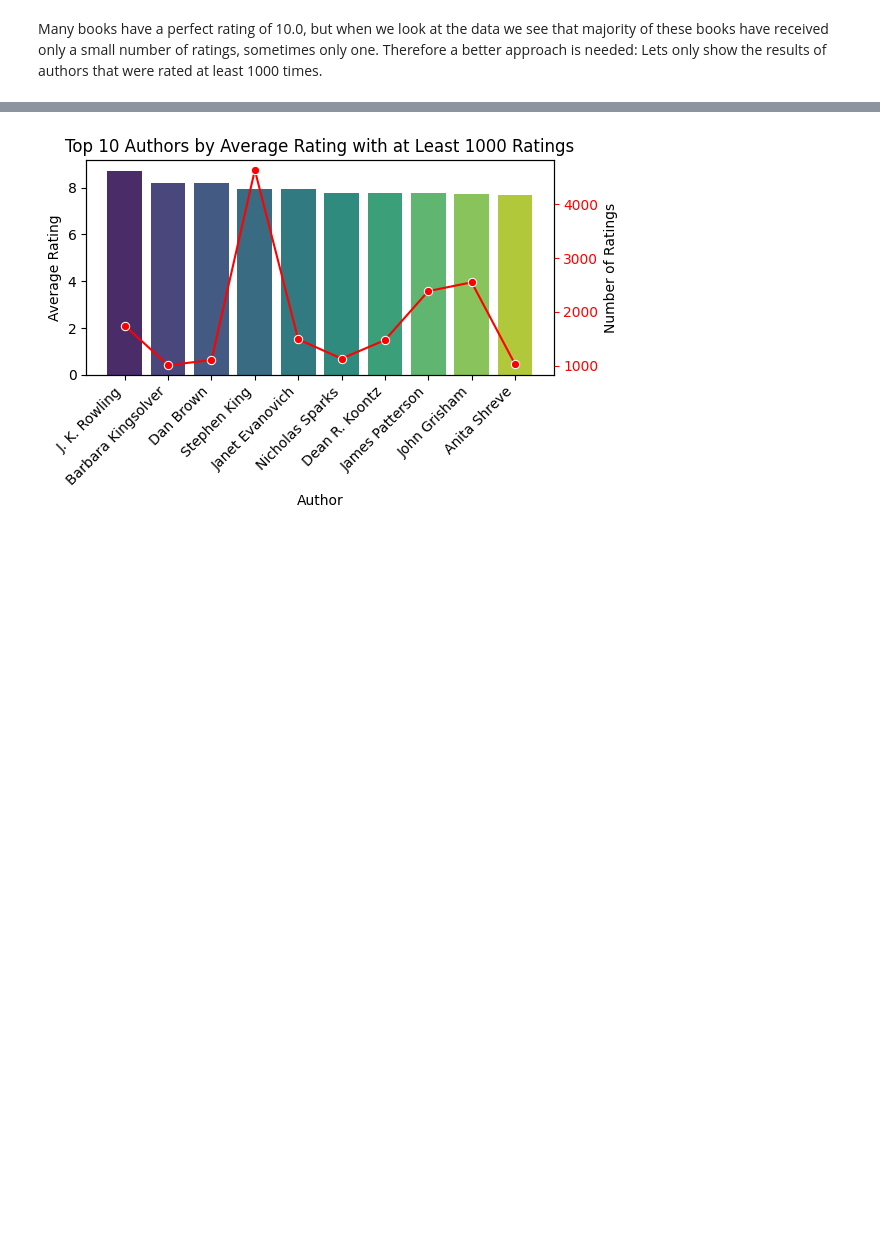
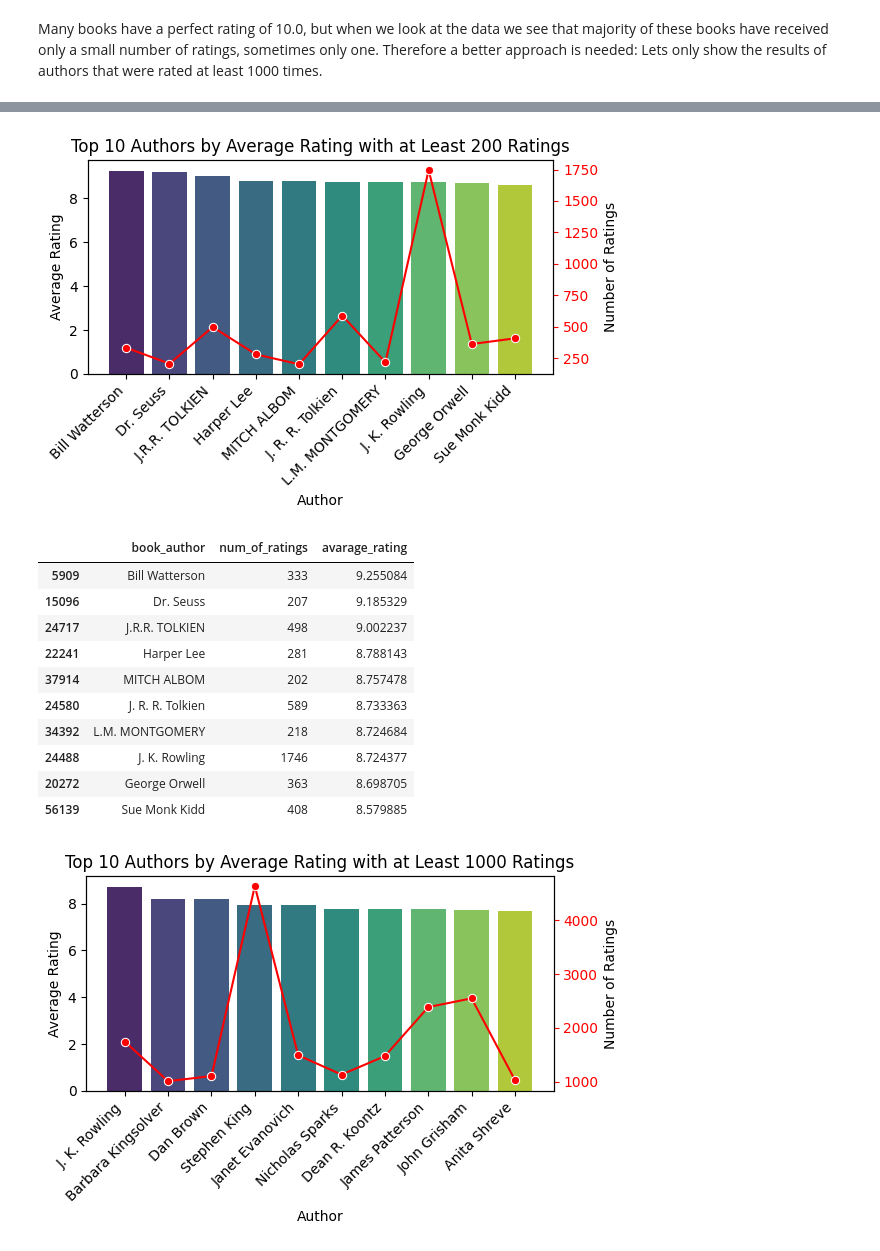
Before and after one commit to BorisBorshevsky/DataPlatHW, a Jupyter notebook: HW1 v3.ipynb, the cells around one changed output, grey strips where cells are left out. Drawn from its saved outputs; the diff is of its cells as text; code cells hidden in the pictures; blank space fills up the shorter version.

```diff
--- a/HW1 v3.ipynb
+++ b/HW1 v3.ipynb
@@ -775,3 +805,18 @@ Many books have a perfect rating of 10.0, but when we look at the data we see th
+# %%
+top_rated_by_avg_rating(df_age_books, 200)
+# %% [output]
+[figure, added]
+|  | book_author | num_of_ratings | avarage_rating |
+| 5909 | Bill Watterson | 333 | 9.255084 |
+| 15096 | Dr. Seuss | 207 | 9.185329 |
+| 24717 | J.R.R. TOLKIEN | 498 | 9.002237 |
+| 22241 | Harper Lee | 281 | 8.788143 |
+| 37914 | MITCH ALBOM | 202 | 8.757478 |
+| 24580 | J. R. R. Tolkien | 589 | 8.733363 |
+| 34392 | L.M. MONTGOMERY | 218 | 8.724684 |
+| 24488 | J. K. Rowling | 1746 | 8.724377 |
+| 20272 | George Orwell | 363 | 8.698705 |
+| 56139 | Sue Monk Kidd | 408 | 8.579885 |
 # %%
 top_rated_by_avg_rating(df_age_books, 1000)
 # %% [output]
```
Also changed, not shown: parts of 6 cells of this notebook.
